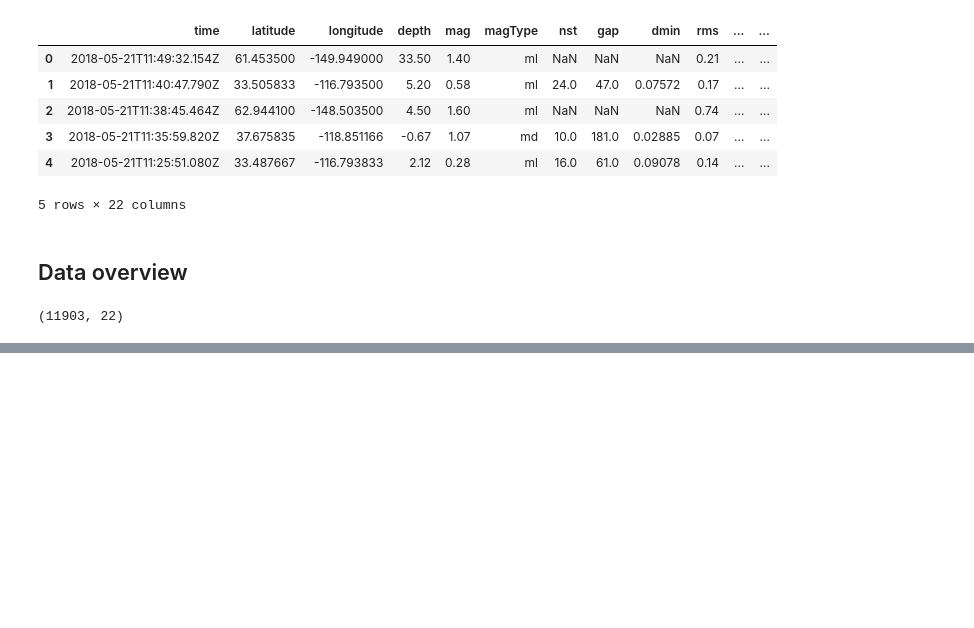
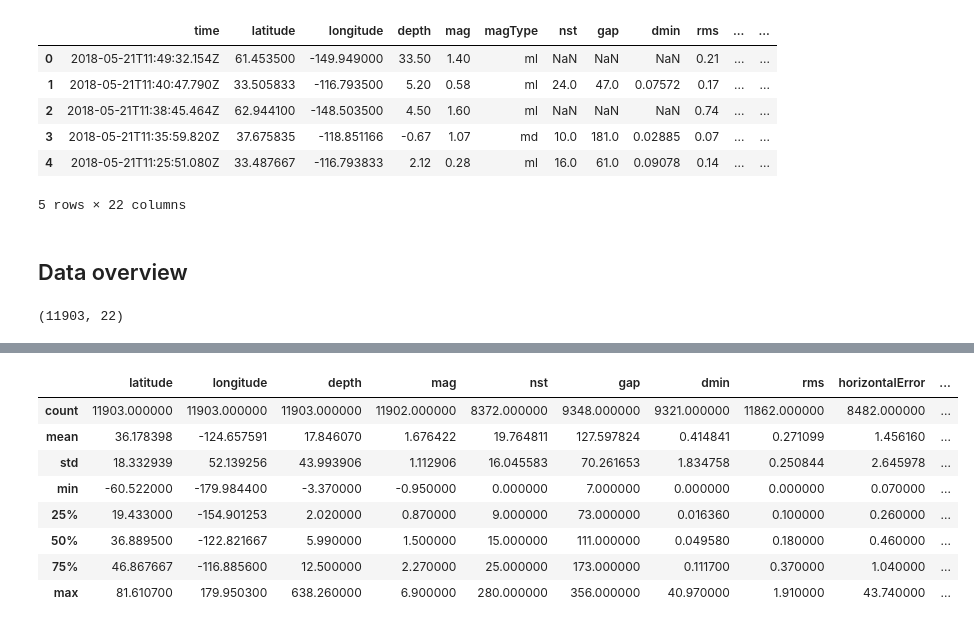
Before and after one commit to Spiggie/data-analysis-cheat-sheet, a Jupyter notebook: assess-data.ipynb, the cells around one changed output, grey strips where cells are left out. Saved outputs shown, nothing was run; the diff lists cells and outputs as text; code cells hidden in the pictures; blank space fills up the shorter version.

```diff
--- a/assess-data.ipynb
+++ b/assess-data.ipynb
@@ -26,0 +96,13 @@ df.shape
+# %%
+# get some basic useful descriptive statistics for each valid column
+df.describe()
+# %% [output]
+|  | latitude | longitude | depth | mag | nst | gap | dmin | rms | horizontalError | ... |
+| count | 11903.000000 | 11903.000000 | 11903.000000 | 11902.000000 | 8372.000000 | 9348.000000 | 9321.000000 | 11862.000000 | 8482.000000 | ... |
+| mean | 36.178398 | -124.657591 | 17.846070 | 1.676422 | 19.764811 | 127.597824 | 0.414841 | 0.271099 | 1.456160 | ... |
+| std | 18.332939 | 52.139256 | 43.993906 | 1.112906 | 16.045583 | 70.261653 | 1.834758 | 0.250844 | 2.645978 | ... |
+| min | -60.522000 | -179.984400 | -3.370000 | -0.950000 | 0.000000 | 7.000000 | 0.000000 | 0.000000 | 0.070000 | ... |
+| 25% | 19.433000 | -154.901253 | 2.020000 | 0.870000 | 9.000000 | 73.000000 | 0.016360 | 0.100000 | 0.260000 | ... |
+| 50% | 36.889500 | -122.821667 | 5.990000 | 1.500000 | 15.000000 | 111.000000 | 0.049580 | 0.180000 | 0.460000 | ... |
+| 75% | 46.867667 | -116.885600 | 12.500000 | 2.270000 | 25.000000 | 173.000000 | 0.111700 | 0.370000 | 1.040000 | ... |
+| max | 81.610700 | 179.950300 | 638.260000 | 6.900000 | 280.000000 | 356.000000 | 40.970000 | 1.910000 | 43.740000 | ... |
```
Also changed, not shown: parts of 13 cells of this notebook, 3 other files.
